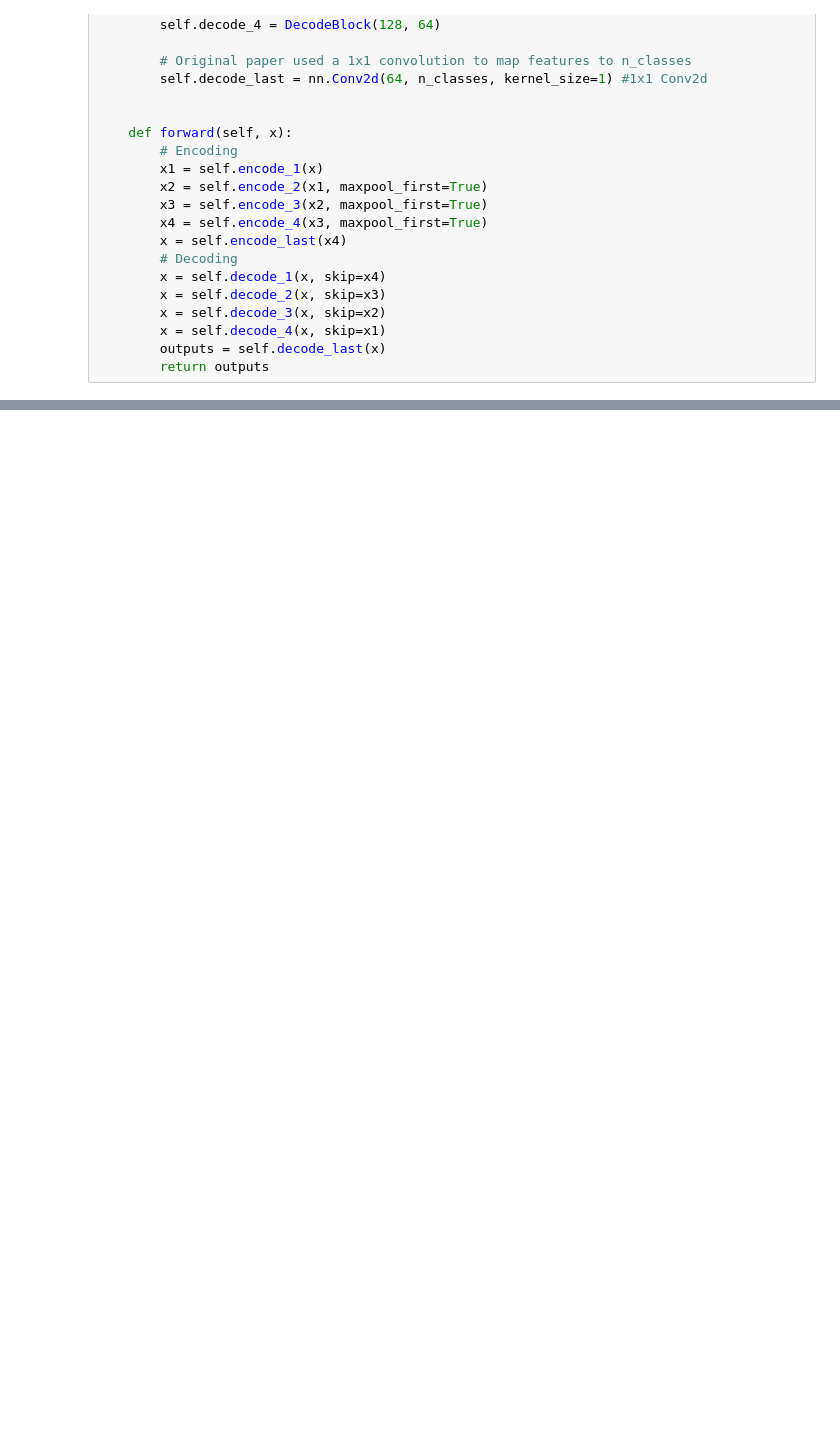
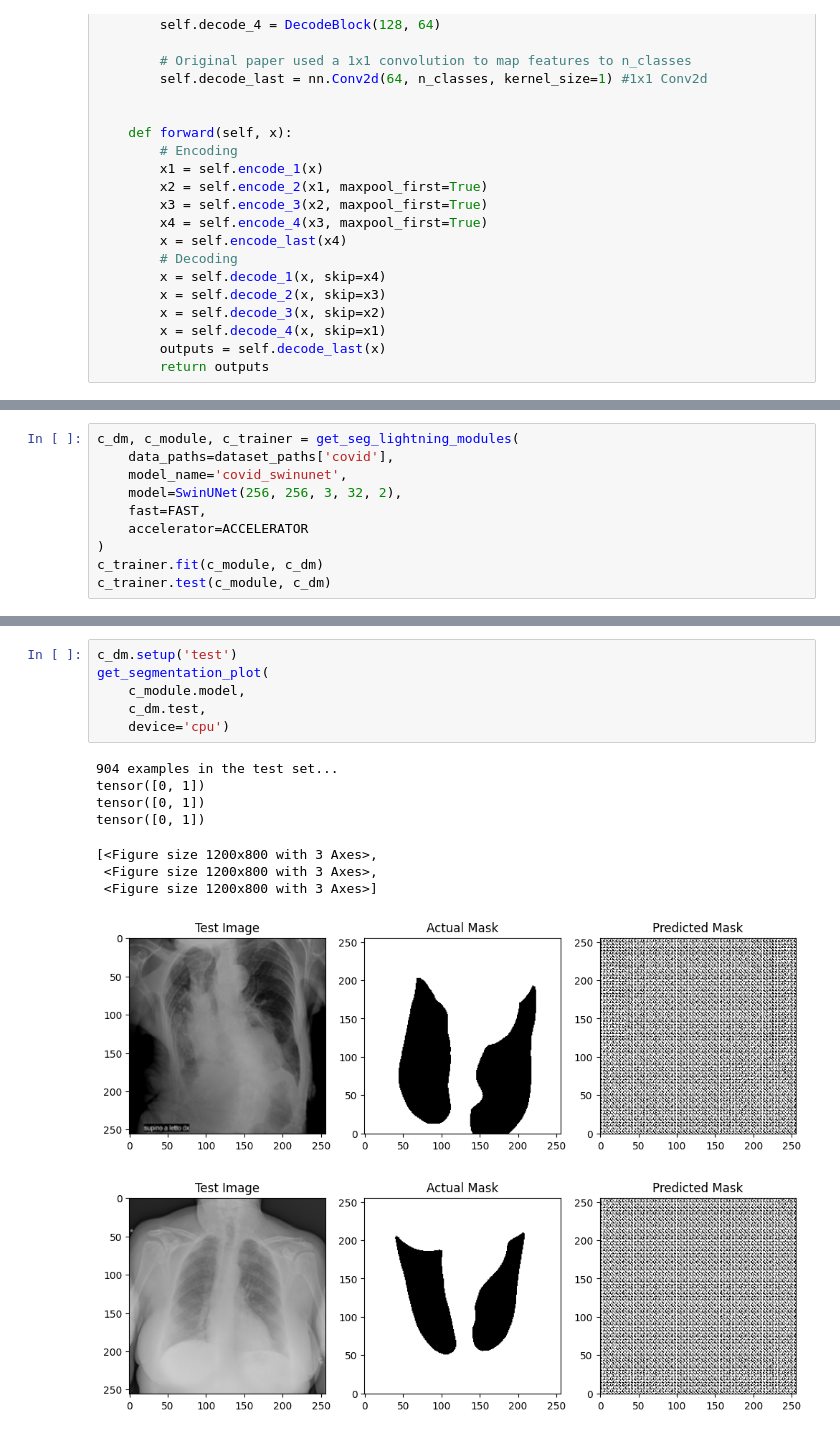
Before and after one commit to duongy18418/COMP-8610-Neural-Network, a Jupyter notebook: Project/unet.ipynb, the cells around one changed output, grey strips where cells are left out. Drawn from its saved outputs; the diff is of its cells as text; blank space fills up the shorter version.

```diff
--- a/Project/unet.ipynb
+++ b/Project/unet.ipynb
@@ -304,0 +279,10 @@ INFO: LOCAL_RANK: 0 - CUDA_VISIBLE_DEVICES: [0,1]
+# %%
+c_dm, c_module, c_trainer = get_seg_lightning_modules(
+    data_paths=dataset_paths['covid'],
+    model_name='covid_swinunet',
+    model=SwinUNet(256, 256, 3, 32, 2),
+    fast=FAST,
+    accelerator=ACCELERATOR
+)
+c_trainer.fit(c_module, c_dm)
+c_trainer.test(c_module, c_dm)
@@ -304,0 +325,16 @@ INFO: LOCAL_RANK: 0 - CUDA_VISIBLE_DEVICES: [0,1]
+# %%
+c_dm.setup('test')
+get_segmentation_plot(
+    c_module.model,
+    c_dm.test,
+    device='cpu')
+# %% [output]
+904 examples in the test set...
+tensor([0, 1])
+tensor([0, 1])
+tensor([0, 1])
+[<Figure size 1200x800 with 3 Axes>,
+ <Figure size 1200x800 with 3 Axes>,
+ <Figure size 1200x800 with 3 Axes>]
+[figure, added]
+[figure, added]
```
Also changed, not shown: parts of 19 cells of this notebook, 7 other files.
